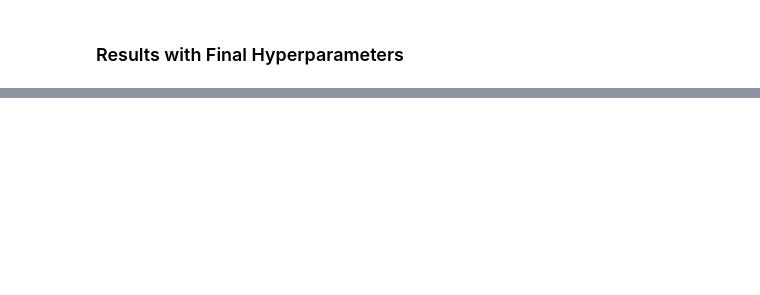
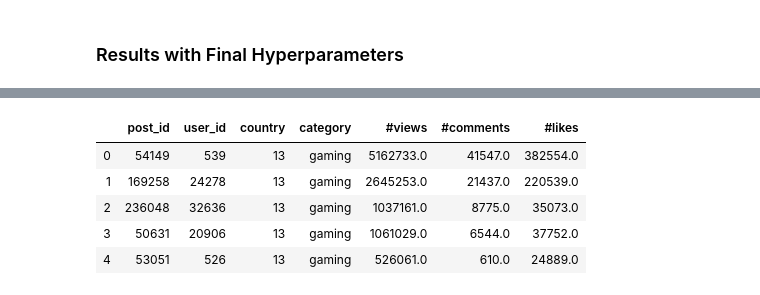
Before and after one commit to itsshivampal/posts-likes-prediction, a Jupyter notebook: data_modelling.ipynb, the cells around one changed output, grey strips where cells are left out. Saved outputs shown, nothing was run; the diff lists cells and outputs as text; code cells hidden in the pictures; blank space fills up the shorter version.

```diff
--- a/data_modelling.ipynb
+++ b/data_modelling.ipynb
@@ -355,2 +401,11 @@ req_data.describe()
 # %%
 req_data.to_csv("final_likes_prediction.csv")
+# %%
+req_data.head()
+# %% [output]
+|  | post_id | user_id | country | category | #views | #comments | #likes |
+| 0 | 54149 | 539 | 13 | gaming | 5162733.0 | 41547.0 | 382554.0 |
+| 1 | 169258 | 24278 | 13 | gaming | 2645253.0 | 21437.0 | 220539.0 |
+| 2 | 236048 | 32636 | 13 | gaming | 1037161.0 | 8775.0 | 35073.0 |
+| 3 | 50631 | 20906 | 13 | gaming | 1061029.0 | 6544.0 | 37752.0 |
+| 4 | 53051 | 526 | 13 | gaming | 526061.0 | 610.0 | 24889.0 |
```
Also changed, not shown: parts of 37 cells of this notebook, 4 other files.
